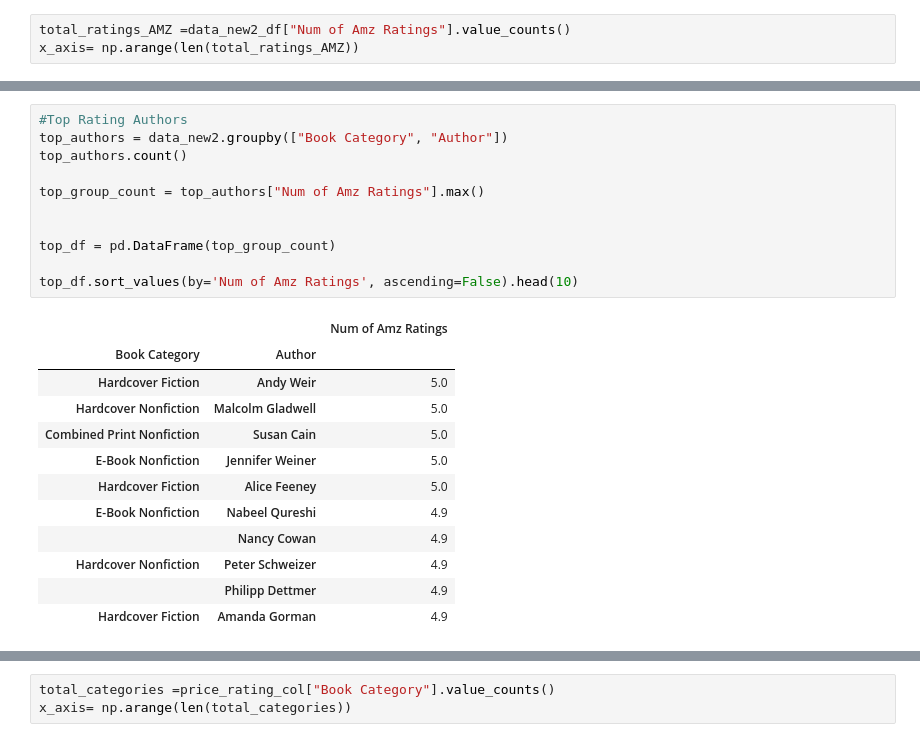
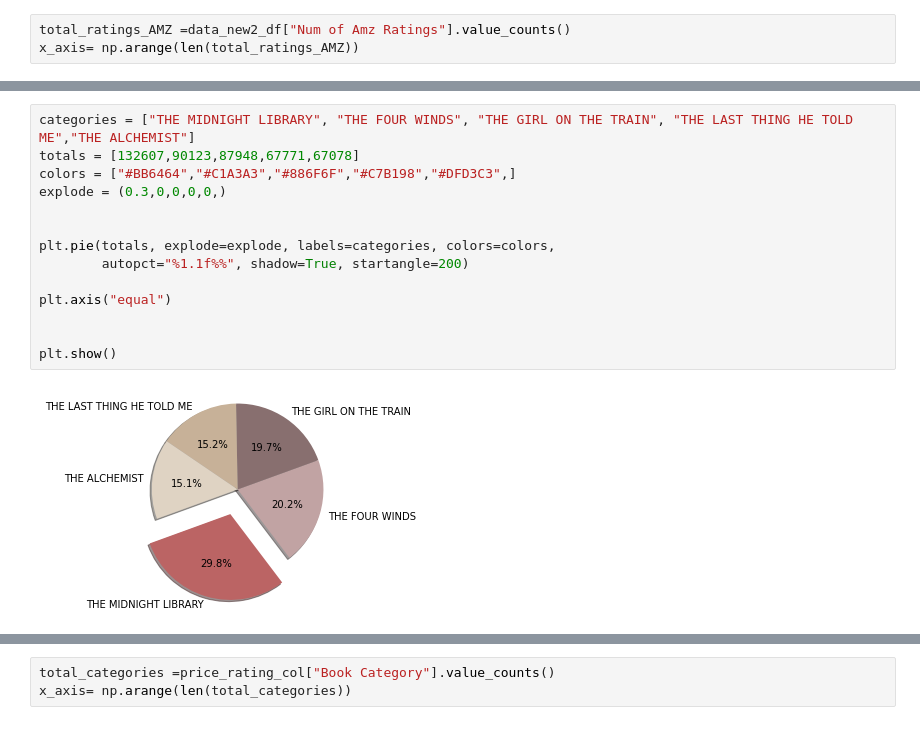
Before and after one commit to angeleyazbec/NYT-Bestselling-Books, a Jupyter notebook: books_plots_V1-Copy1.ipynb, the cells around one changed output, grey strips where cells are left out. Drawn from its saved outputs; the diff is of its cells as text.

```diff
--- a/books_plots_V1-Copy1.ipynb
+++ b/books_plots_V1-Copy1.ipynb
@@ -160,27 +157,19 @@ top_df.sort_values(by="Num of Amz Ratings", ascending=False).head(10)
-# %%
-#Top Rating Authors
-top_authors = data_new2.groupby(["Book Category", "Author"])
-top_authors.count()
-
-top_group_count = top_authors["Num of Amz Ratings"].max()
-
-
-top_df = pd.DataFrame(top_group_count)
-
-top_df.sort_values(by='Num of Amz Ratings', ascending=False).head(10)
-# %% [output]
-|  |  | Num of Amz Ratings |
-| Book Category | Author |  |
-| Hardcover Fiction | Andy Weir | 5.0 |
-| Hardcover Nonfiction | Malcolm Gladwell | 5.0 |
-| Combined Print Nonfiction | Susan Cain | 5.0 |
-| E-Book Nonfiction | Jennifer Weiner | 5.0 |
-| Hardcover Fiction | Alice Feeney | 5.0 |
-| E-Book Nonfiction | Nabeel Qureshi | 4.9 |
-|  | Nancy Cowan | 4.9 |
-| Hardcover Nonfiction | Peter Schweizer | 4.9 |
-|  | Philipp Dettmer | 4.9 |
-| Hardcover Fiction | Amanda Gorman | 4.9 |
+# %%
+categories = ["THE MIDNIGHT LIBRARY", "THE FOUR WINDS", "THE GIRL ON THE TRAIN", "THE LAST THING HE TOLD ME","THE ALCHEMIST"]
+totals = [132607,90123,87948,67771,67078]
+colors = ["#BB6464","#C1A3A3","#886F6F","#C7B198","#DFD3C3",]
+explode = (0.3,0,0,0,0,)
+
+
+plt.pie(totals, explode=explode, labels=categories, colors=colors,
+        autopct="%1.1f%%", shadow=True, startangle=200)
+
+plt.axis("equal")
+
+
+plt.show()
+# %% [output]
+[figure, added]
 # %%
 price_rating_col = data_new2.loc[:,['Book Category','Num of Amz Ratings','Amazon Price']]
 price_rating_col
```
Also changed, not shown: parts of 21 cells of this notebook, 3 other files.
